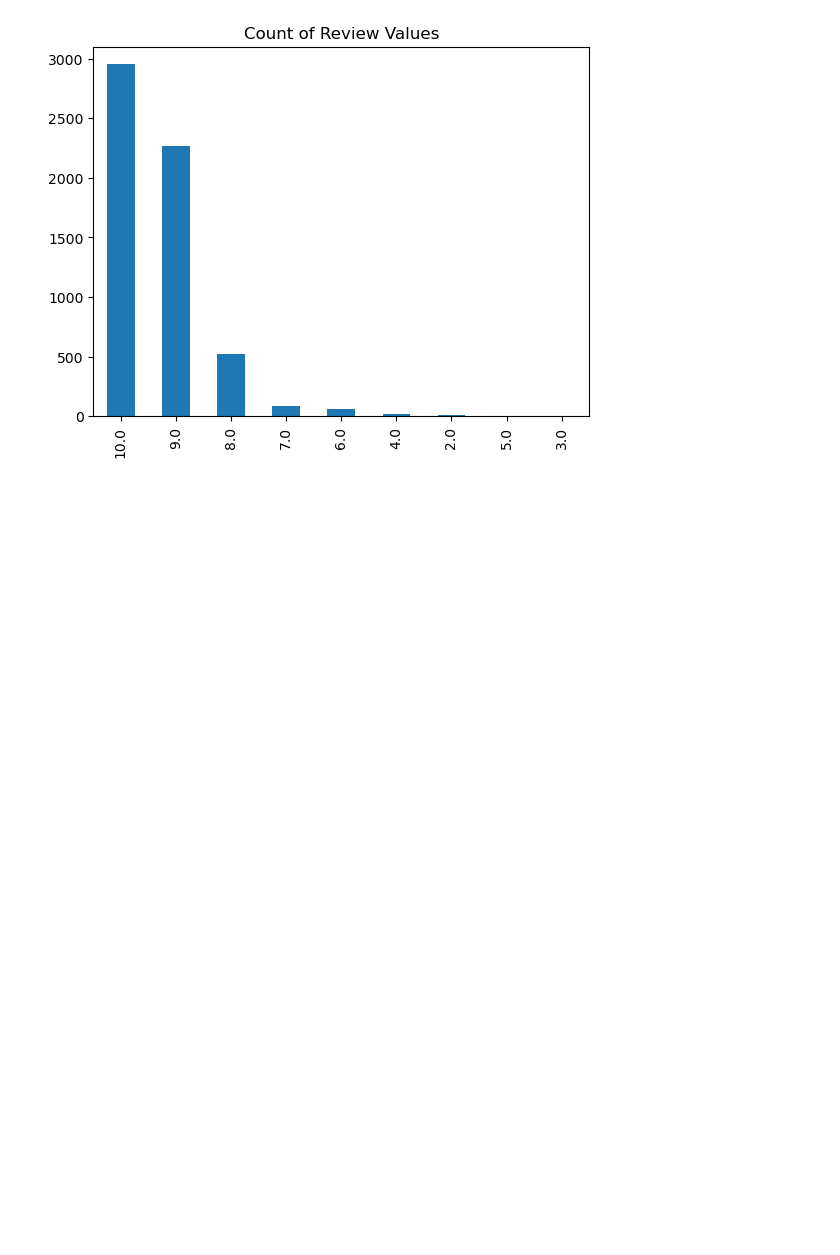
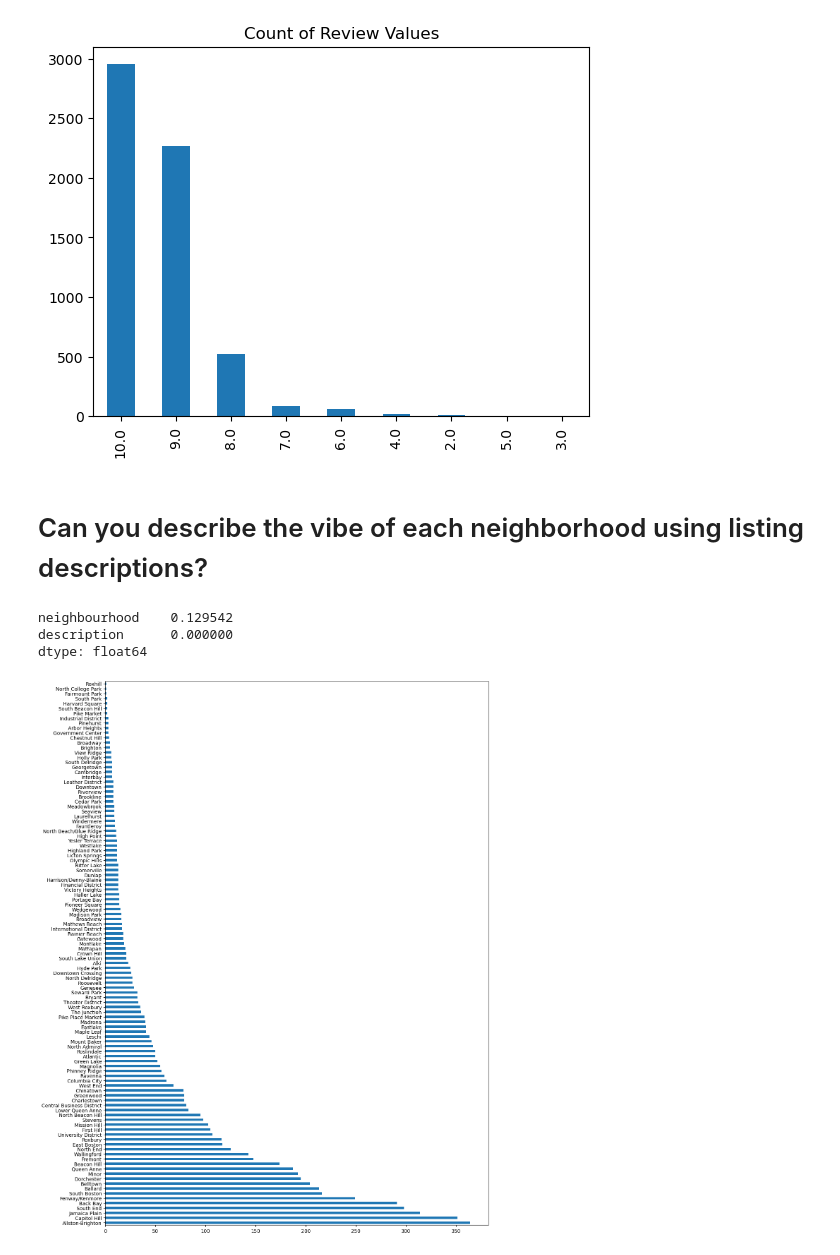
Before and after one commit to mdraws86/airbnb, a Jupyter notebook: Airbnb Analysis.ipynb, the cells around one changed output. Saved outputs shown, nothing was run; the diff lists cells and outputs as text; code cells hidden in the pictures; blank space fills up the shorter version.

```diff
--- a/Airbnb Analysis.ipynb
+++ b/Airbnb Analysis.ipynb
@@ -330,3 +320,18 @@ df_calendar.plot.hist(column = 'price', by = ['available', 'city'], sharex = Tru
 df_listings.review_scores_value.value_counts().sort_values(ascending = False).plot.bar(title = 'Count of Review Values');
 # %% [output]
 [figure]
+# %% [markdown]
+# Can you describe the vibe of each neighborhood using listing descriptions?
+# %%
+# Are there missing neighborhoods or descriptions?
+df_listings.loc[:,['neighbourhood', 'description']].isna().mean()
+# %% [output]
+neighbourhood    0.129542
+description      0.000000
+dtype: float64
+# %%
+# We drop every row with missing neigbourhood and only keep 'neighbourhood' and 'description'
+df_neighbourhood = df_listings.dropna(subset = ['neighbourhood']).loc[:, ['neighbourhood','description']]
+fig = df_neighbourhood.neighbourhood.value_counts().plot(kind = 'barh', figsize = (14, 20));
+# %% [output]
+[figure, added]
```
Also changed, not shown: parts of 12 cells of this notebook.
